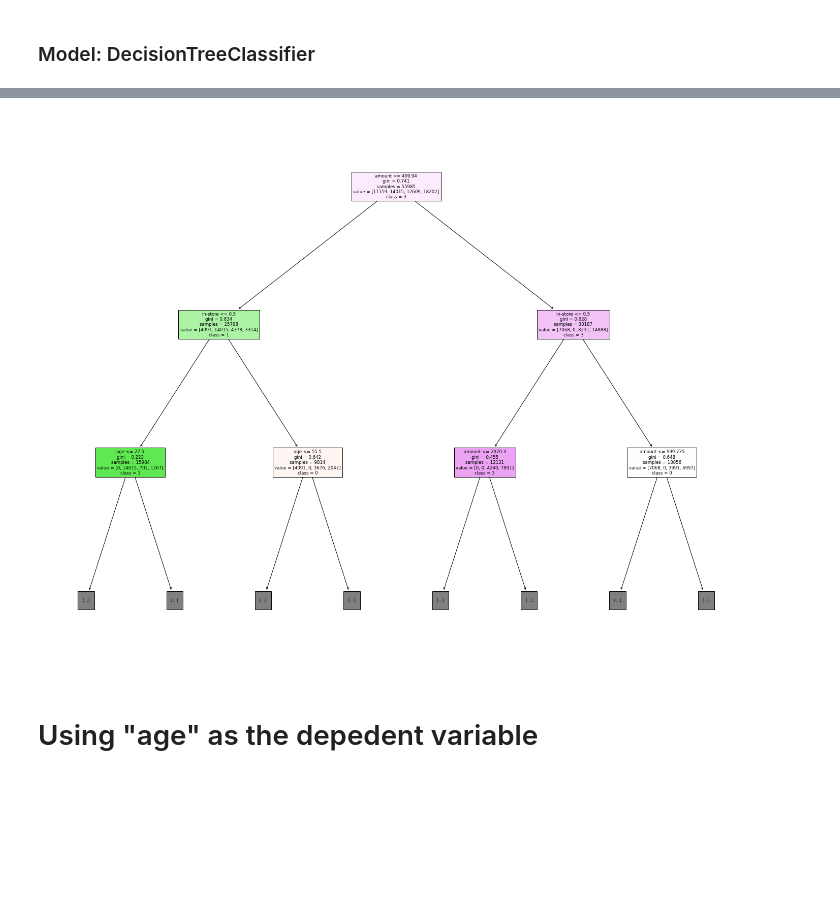
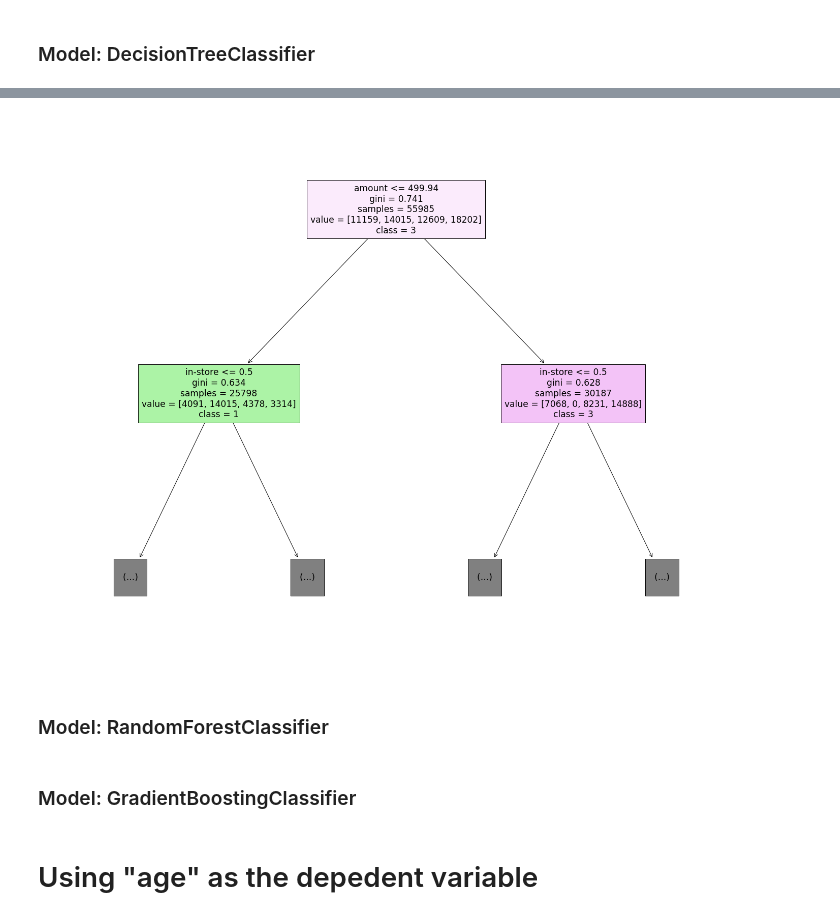
Before and after one commit to dreakian/DACP_XTOL_materials, a Jupyter notebook: custDemoClass.ipynb, the cells around one changed output, grey strips where cells are left out. Drawn from its saved outputs; the diff is of its cells as text; code cells hidden in the pictures; blank space fills up the shorter version.

```diff
--- a/custDemoClass.ipynb
+++ b/custDemoClass.ipynb
@@ -119,11 +84,11 @@ X_train, X_test, y_train, y_test = train_test_split(X, y, test_size=0.30, random
 
 # the method (Decision Tree Classifier) which will be used to parse and predict the test depedent variable values from
 # the test features values
-algo = DecisionTreeClassifier()
+region_DTC = DecisionTreeClassifier(max_depth=10)
 
 # the constructed model
 
-model = algo.fit(X_train, y_train)
+region_model_1 = region_DTC.fit(X_train, y_train)
 # %%
 # what the method predicts the test depedent variable to be based on the test indepedent variables
 
@@ -144,11 +100,11 @@ weighted avg       0.56      0.56      0.56     23994
 # %%
 # creates a visualization of the Decision Tree
 
 # while this visualization may not be shared with end-users, it will be used to create a "story" which the Data Analyst
 # must speak of
 
 fig = plt.figure(figsize=(25,20))
 
-tree = plot_tree(model, feature_names=X.columns, class_names=["0", "1", "2", "3"], filled=True, max_depth=2)
+tree = plot_tree(region_model_1, feature_names=X.columns, class_names=["0", "1", "2", "3"], filled=True, max_depth=1)
 # %% [output]
-[figure, old version]
+[figure, new version]
@@ -158,0 +111,2 @@ tree = plot_tree(model, feature_names=X.columns, class_names=["0", "1", "2", "3"
+# %% [markdown]
+### Model: RandomForestClassifier
@@ -158,0 +123,2 @@ tree = plot_tree(model, feature_names=X.columns, class_names=["0", "1", "2", "3"
+# %% [markdown]
+### Model: GradientBoostingClassifier
```
Also changed, not shown: parts of 50 cells of this notebook, 1 other file.
